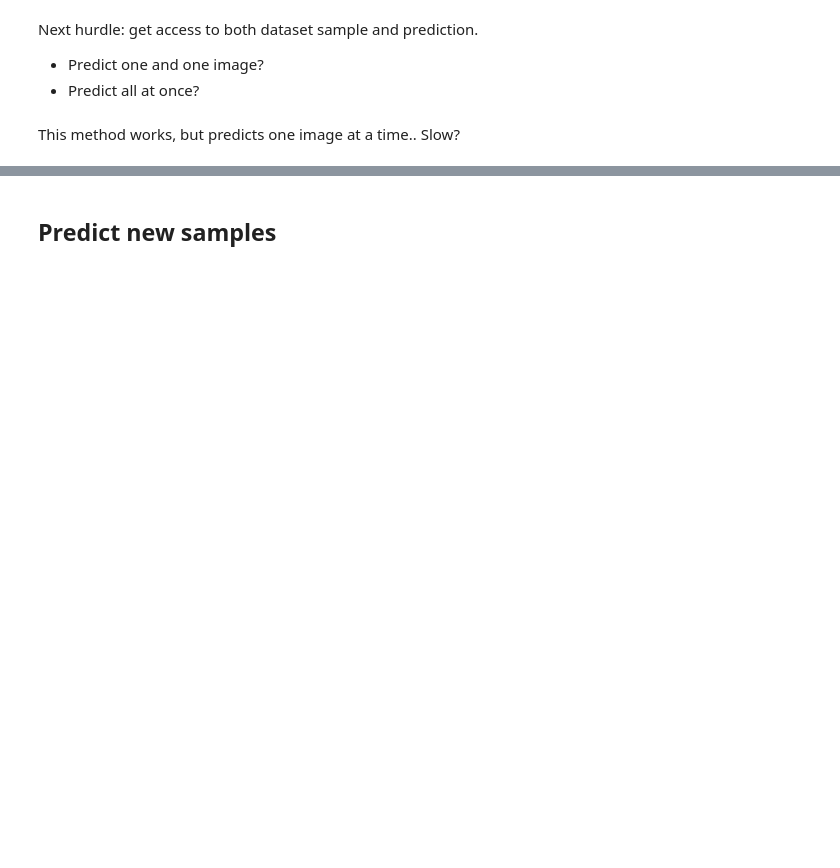
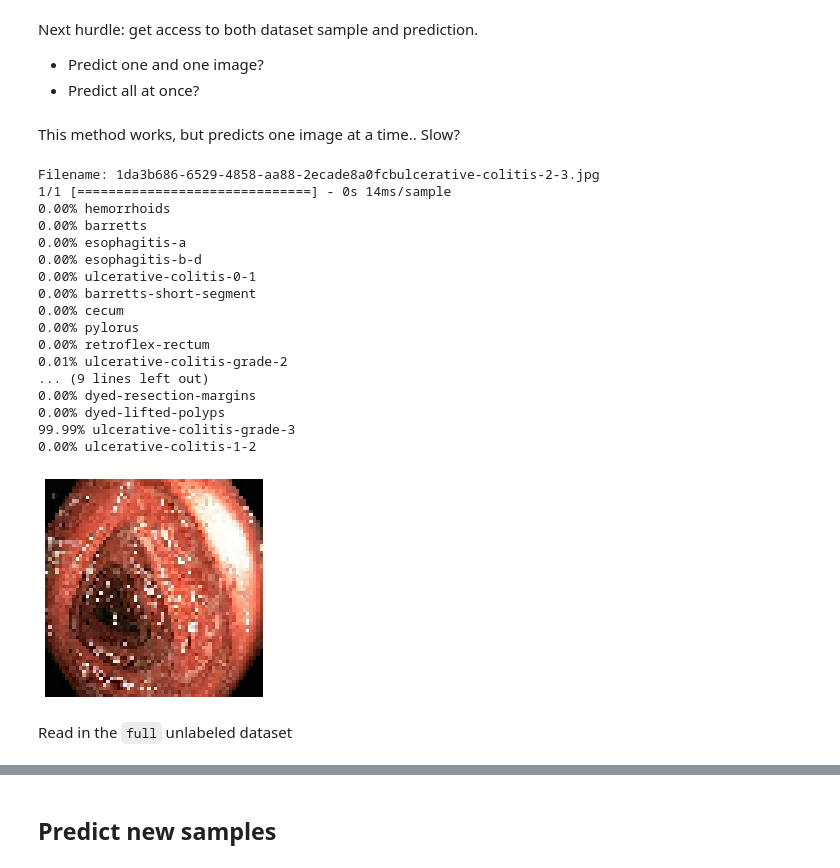
Before and after one commit to henriklg/teacher-student-framework, a Jupyter notebook: code/hyper-kvasir/noisy_studnet.ipynb, the cells around one changed output, grey strips where cells are left out. Drawn from its saved outputs; the diff is of its cells as text; code cells hidden in the pictures; blank space fills up the shorter version.

```diff
--- a/code/hyper-kvasir/noisy_studnet.ipynb
+++ b/code/hyper-kvasir/noisy_studnet.ipynb
@@ -226,7 +231,7 @@ best_acc =  str(history.history["val_sparse_categorical_accuracy"][-1])[2:4]
 # %%
 # resnet50_model.save('models/{}.h5'.format(model_name+best_acc))
 # resnet50_model = tf.keras.models.load_model('models/{}.h5'.format(model_name+"94"))
-resnet50_model = tf.keras.models.load_model("/home/henrik/master_thesis/code/hyper-kvasir/models/best_cp-010.hdf")
+# resnet50_model = tf.keras.models.load_model("/home/henrik/master_thesis/code/hyper-kvasir/models/best_cp-010.hdf")
 # %% [markdown]
 ## Evaluate the model
 # %%
@@ -404,10 +451,10 @@ def process_path(file_path):
 # %%
 AUTOTUNE = tf.data.experimental.AUTOTUNE
-data_dir_unlabeled = pathlib.Path('/mnt/sdb/hyper-kvasir/unlabeled-test/')
+data_dir_unlabeled_test = pathlib.Path('/mnt/sdb/hyper-kvasir/unlabeled-test/')
 
-ds_size_unlabeled = len(list(data_dir_unlabeled.glob('*.*g')))
+ds_size_unlabeled_test = len(list(data_dir_unlabeled_test.glob('*.*g')))
 
-files_string = str(data_dir_unlabeled/'*.*g')
-list_ds_unlabeled = tf.data.Dataset.list_files(files_string)
+files_string = str(data_dir_unlabeled_test/'*.*g')
+list_ds_unlabeled_test = tf.data.Dataset.list_files(files_string)
 
-unlabeled_ds = list_ds_unlabeled.map(process_path, num_parallel_calls=AUTOTUNE)
+unlabeled_ds_test = list_ds_unlabeled_test.map(process_path, num_parallel_calls=AUTOTUNE)
@@ -419,3 +466,34 @@ Next hurdle: get access to both dataset sample and prediction.
 - Predict all at once?
 # %% [markdown]
 This method works, but predicts one image at a time.. Slow?
+# %%
+# Take one image of unlabeled-test set
+for img, name in unlabeled_ds_test.take(1):
+    # Convert to numpy and add dimension
+    print ("Filename:", str(name.numpy())[2:-1])
+    show_image(img.numpy())
+    img = np.expand_dims(img.numpy(), 0)
+    prediction = resnet50_model.predict(img, verbose=0)
+    for i, pred in enumerate(prediction[0]):
+        print("{:0.2f}% {}".format(pred*100, class_names[i]))
+# %% [output]
+Filename: 1da3b686-6529-4858-aa88-2ecade8a0fcbulcerative-colitis-2-3.jpg
+1/1 [==============================] - 0s 14ms/sample
+0.00% hemorrhoids
+0.00% barretts
+0.00% esophagitis-a
+0.00% esophagitis-b-d
+0.00% ulcerative-colitis-0-1
+0.00% barretts-short-segment
+0.00% cecum
+0.00% pylorus
+0.00% retroflex-rectum
+0.01% ulcerative-colitis-grade-2
+... (9 lines left out)
+0.00% dyed-resection-margins
+0.00% dyed-lifted-polyps
+99.99% ulcerative-colitis-grade-3
+0.00% ulcerative-colitis-1-2
+[figure, added]
+# %% [markdown]
+Read in the `full` unlabeled dataset
```
Also changed, not shown: parts of 22 cells of this notebook.
